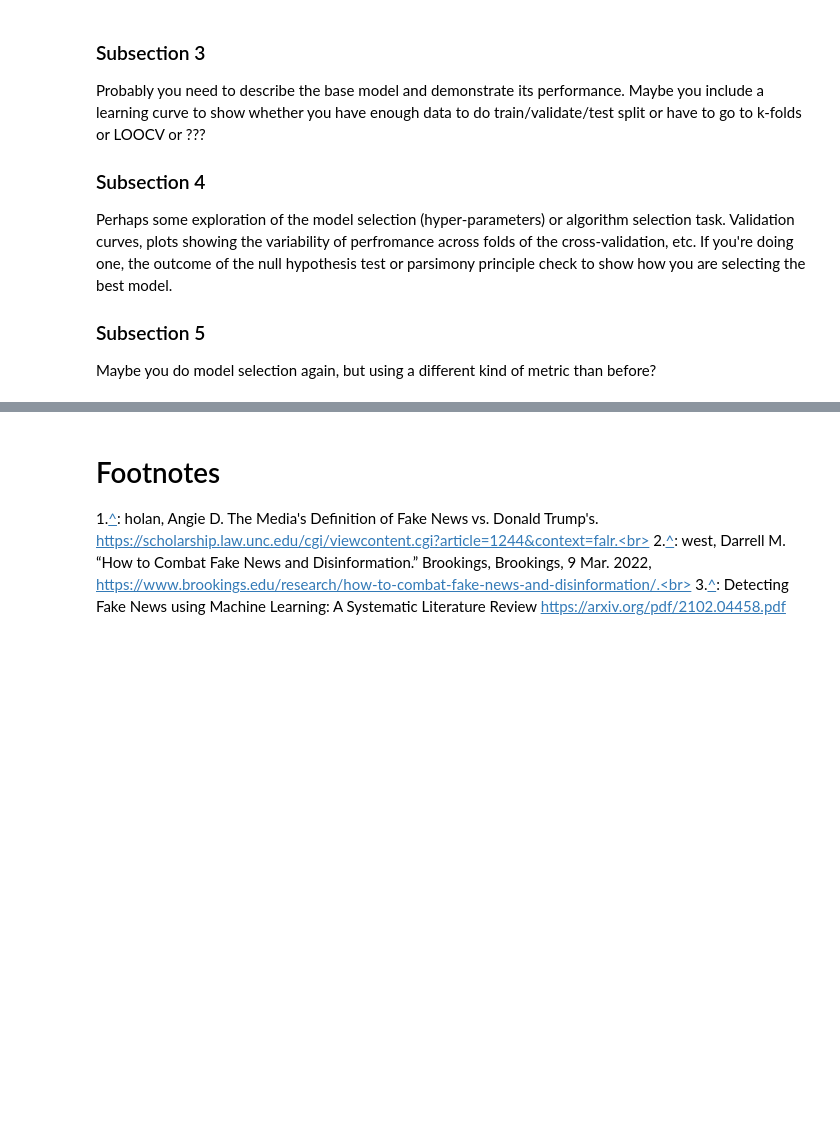
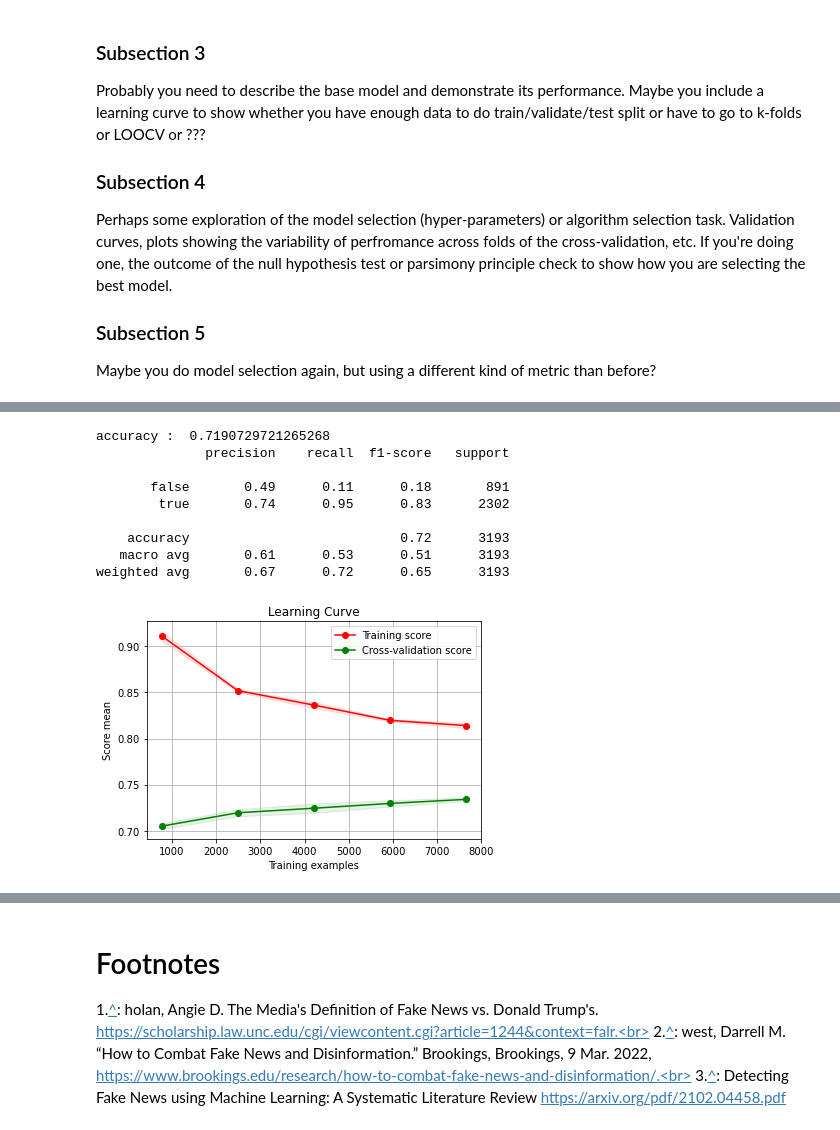
Before and after one commit to COGS118A/Group011-Wi23, a Jupyter notebook: FinalProjectGroup011-Wi23.ipynb, the cells around one changed output, grey strips where cells are left out. Saved outputs shown, nothing was run; the diff lists cells and outputs as text; code cells hidden in the pictures; blank space fills up the shorter version.

```diff
--- a/FinalProjectGroup011-Wi23.ipynb
+++ b/FinalProjectGroup011-Wi23.ipynb
@@ -364,0 +527,16 @@ Reiterate your main point and in just a few sentences tell us how your results s
+# %%
+# linear svm with hinge loss
+acc, table = classification(model_svm, X, y)
+print("accuracy : ",acc)
+print(table)
+# %% [output]
+accuracy :  0.7190729721265268
+              precision    recall  f1-score   support
+
+       false       0.49      0.11      0.18       891
+        true       0.74      0.95      0.83      2302
+
+    accuracy                           0.72      3193
+   macro avg       0.61      0.53      0.51      3193
+weighted avg       0.67      0.72      0.65      3193
+[figure, added]
```
Also changed, not shown: parts of 10 cells of this notebook.
